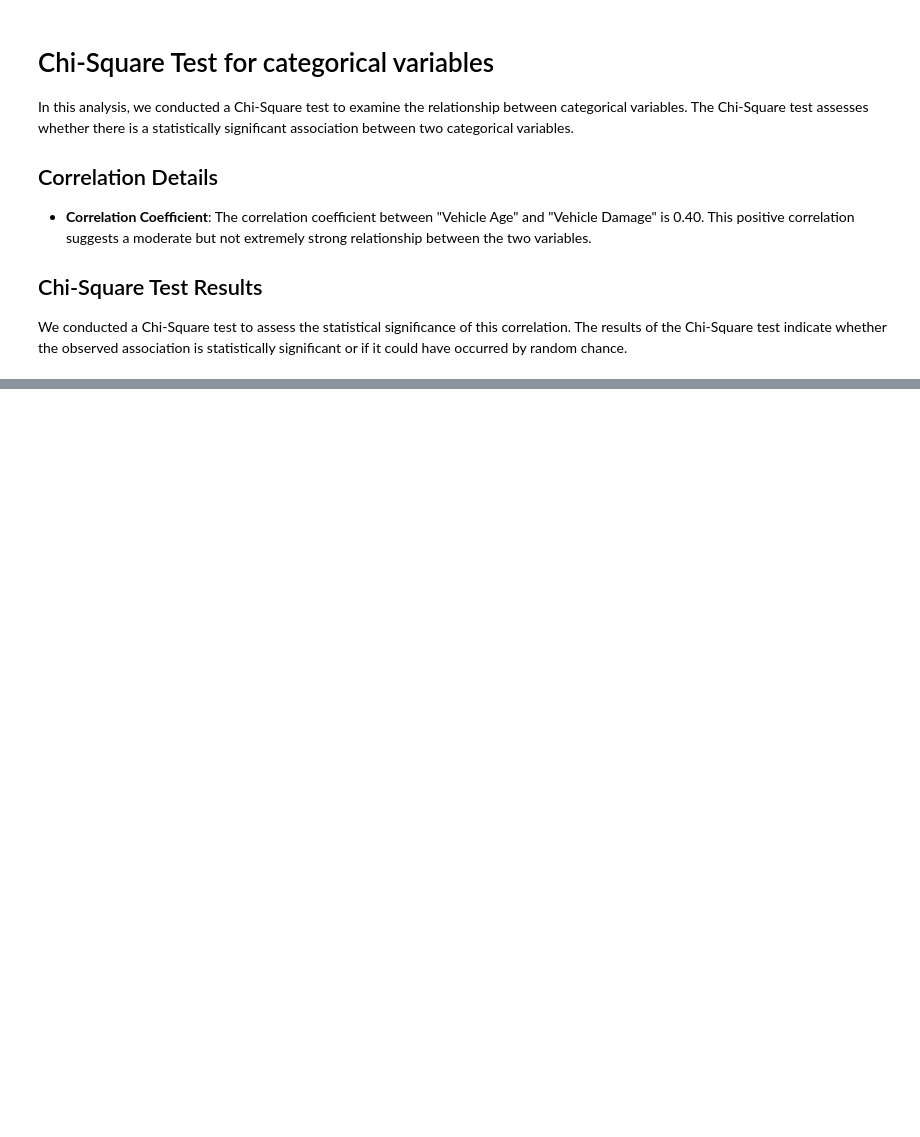
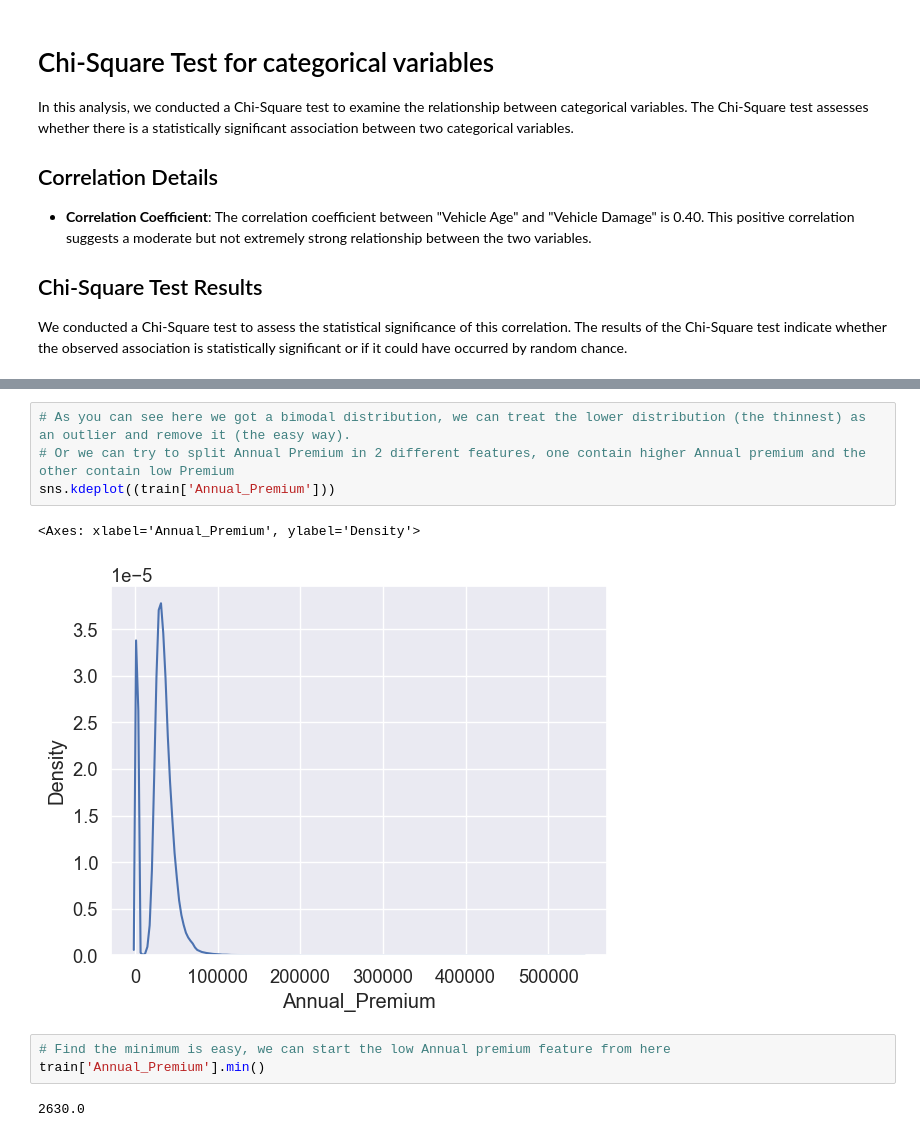
Before and after one commit to ThomasProce/Cross_Selling_Insurance, a Jupyter notebook: cross_selling.ipynb, the cells around one changed output, grey strips where cells are left out. Drawn from its saved outputs; the diff is of its cells as text; blank space fills up the shorter version.

```diff
--- a/cross_selling.ipynb
+++ b/cross_selling.ipynb
@@ -796,0 +829,12 @@ We conducted a Chi-Square test to assess the statistical significance of this co
+# %%
+# As you can see here we got a bimodal distribution, we can treat the lower distribution (the thinnest) as an outlier and remove it (the easy way).
+# Or we can try to split Annual Premium in 2 different features, one contain higher Annual premium and the other contain low Premium
+sns.kdeplot((train['Annual_Premium']))
+# %% [output]
+<Axes: xlabel='Annual_Premium', ylabel='Density'>
+[figure, added]
+# %%
+# Find the minimum is easy, we can start the low Annual premium feature from here
+train['Annual_Premium'].min()
+# %% [output]
+2630.0
```
Also changed, not shown: parts of 29 cells of this notebook.
